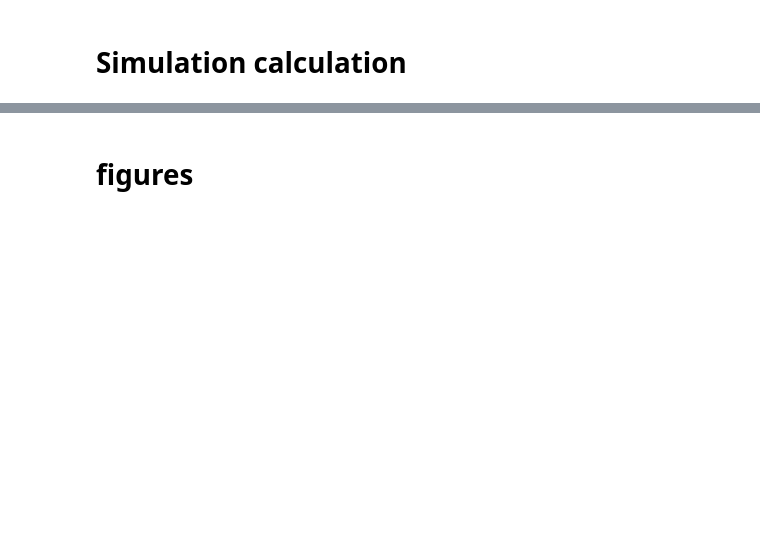
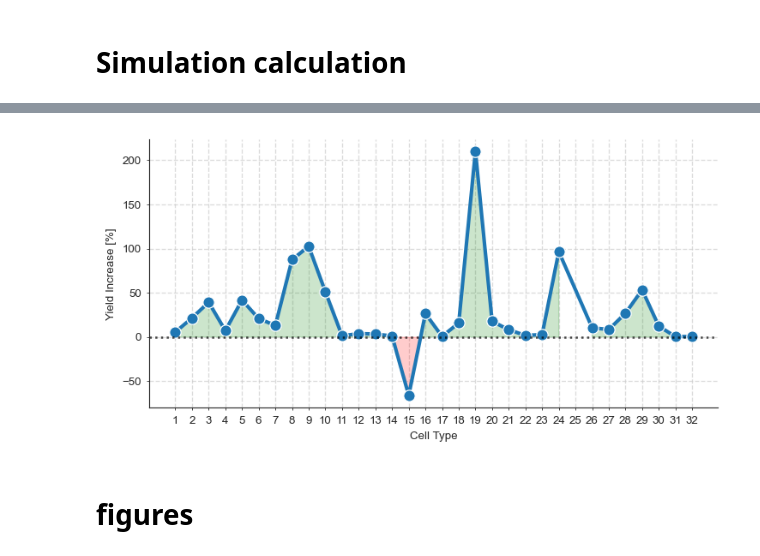
Before and after one commit to SamuelSuhai/model_in_the_loop, a Jupyter notebook: thesis/code/online_quality_and_celltype/plot_online_quality_type.ipynb, the cells around one changed output, grey strips where cells are left out. Saved outputs shown, nothing was run; the diff lists cells and outputs as text; code cells hidden in the pictures; blank space fills up the shorter version.

```diff
--- a/thesis/code/online_quality_and_celltype/plot_online_quality_type.ipynb
+++ b/thesis/code/online_quality_and_celltype/plot_online_quality_type.ipynb
@@ -41,6 +41,8 @@ with open(os.path.join(data_dir, "celltypes_df.pkl"), "rb") as f:
 
 with open(os.path.join(data_dir, "online2offline_celltype_df.pkl"), "rb") as f:
     online2offline_celltype_df = pickle.load(f)
+with open(os.path.join(data_dir, "offline2online_celltype_df.pkl"), "rb") as f:
+    offline2online_celltype_df = pickle.load(f)
 
 with open(os.path.join(data_dir, "all_roi_masks.pkl"), "rb") as f:
     all_roi_masks = pickle.load(f)
@@ -50,6 +52,7 @@ print(f"Quality dataframe: {quality_df.shape}")
 print(f"Traces dataframe: {traces_df.shape}")
 print(f"Cell types dataframe: {celltypes_df.shape}")
 print(f"Online to offline mapping: {online2offline_celltype_df.shape}")
+print(f"Offline to online mapping: {offline2online_celltype_df.shape}")
 print(f"ROI masks: {all_roi_masks.shape}")
 # %% [output]
 Quality dataframe: (3873, 15)
@@ -61,0 +68,9 @@ ROI masks: (40, 11)
+# %%
+from thesis.code.online_quality_and_celltype.simulation import wrapper_sim,get_all_sim_data
+
+
+# get sim data
+C, prob_types = get_all_sim_data(offline2online_celltype_df)
+
+results = wrapper_sim(target=list(range(32)), C=C, prob_type=prob_types,)
+results.head()
@@ -62,2 +84,11 @@ ROI masks: (40, 11)
+# %%
+fig,ax = ut.plot_percentage_gain(results,figsize=(6,3))
+
+plotter.tight_layout()
+
+# save
+fig.savefig(os.path.join(sim_save_path, "percentage_gain_online_vs_offline_celltype.svg"))
+# %% [output]
+[figure, added]
 # %% [markdown]
 # figures
```
Also changed, not shown: parts of 19 cells of this notebook, 7 other files.
